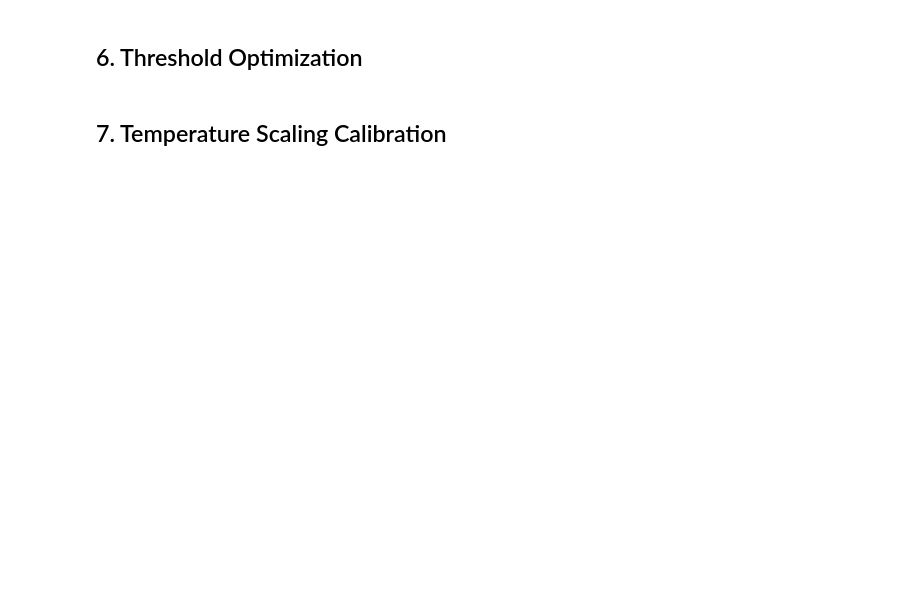
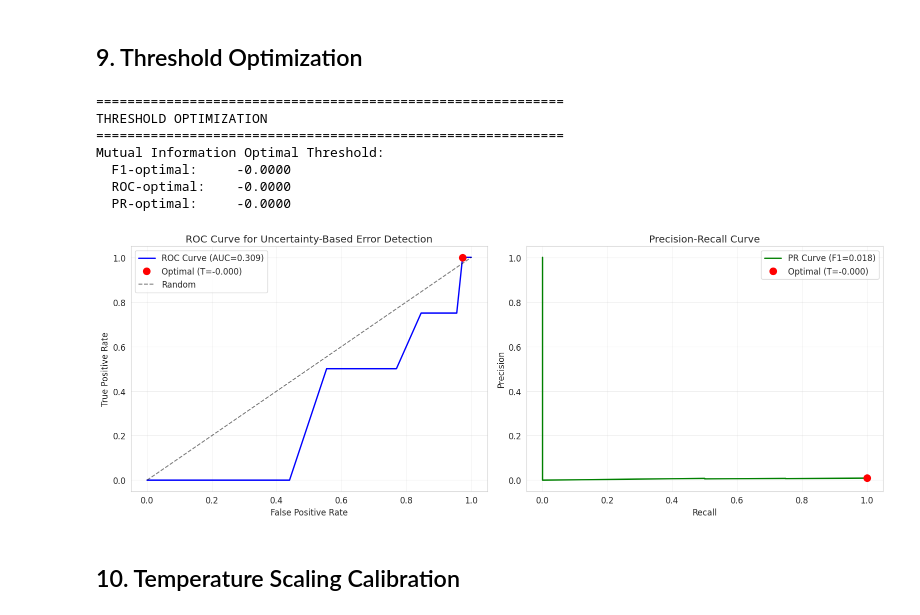
Before and after one commit to notlath/aill-be-sick, a Jupyter notebook: notebooks/uncertainty_analysis.ipynb, the cells around one changed output. Saved outputs shown, nothing was run; the diff lists cells and outputs as text; code cells hidden in the pictures; blank space fills up the shorter version.

```diff
--- a/notebooks/uncertainty_analysis.ipynb
+++ b/notebooks/uncertainty_analysis.ipynb
@@ -265,55 +666,67 @@ plt.show()
 # %% [markdown]
-## 6. Threshold Optimization
+## 9. Threshold Optimization
 # %%
 from sklearn.metrics import roc_curve, precision_recall_curve
 
 print("="*60)
 print("THRESHOLD OPTIMIZATION")
 print("="*60)
 
 # Optimize MI threshold
 mi_optimal = optimize_uncertainty_threshold(mi_values, eng_results["accuracies"], metric="f1")
 
-print(f"\nMutual Information Optimal Threshold:")
-print(f"  F1-optimal:     {mi_optimal['threshold']:.4f}")
-print(f"  ROC-optimal:    {mi_optimal['roc_optimal_threshold']:.4f}")
-print(f"  PR-optimal:     {mi_optimal['pr_optimal_threshold']:.4f}")
+print(f"Mutual Information Optimal Threshold:")
+f1_thresh = mi_optimal.get("threshold")
+roc_thresh = mi_optimal.get("roc_optimal_threshold")
+pr_thresh = mi_optimal.get("pr_optimal_threshold")
+print(f"  F1-optimal:     {f1_thresh:.4f}" if f1_thresh is not None else "  F1-optimal:     N/A (all predictions correct)")
+print(f"  ROC-optimal:    {roc_thresh:.4f}" if roc_thresh is not None else "  ROC-optimal:    N/A")
+print(f"  PR-optimal:     {pr_thresh:.4f}" if pr_thresh is not None else "  PR-optimal:     N/A")
 
 # Plot ROC curve
 fig, axes = plt.subplots(1, 2, figsize=(16, 6))
 
 # ROC Curve
 fpr, tpr, thresholds = roc_curve(eng_results["accuracies"] == 0, mi_values)
 youden_index = tpr - fpr
 optimal_idx = np.argmax(youden_index)
 
-axes[0].plot(fpr, tpr, 'b-', linewidth=2, label=f'ROC Curve (AUC={np.trapz(tpr, fpr):.3f})')
-axes[0].plot(fpr[optimal_idx], tpr[optimal_idx], 'ro', markersize=10,
-            label=f'Optimal (T={thresholds[optimal_idx]:.3f})')
-axes[0].plot([0, 1], [0, 1], 'k--', alpha=0.5, label='Random')
-axes[0].set_xlabel('False Positive Rate')
-axes[0].set_ylabel('True Positive Rate')
-axes[0].set_title('ROC Curve for Uncertainty-Based Error Detection')
+axes[0].plot(fpr, tpr, "b-", linewidth=2, label=f"ROC Curve (AUC={np.trapz(tpr, fpr):.3f})")
+axes[0].plot(fpr[optimal_idx], tpr[optimal_idx], "ro", markersize=10,
+            label=f"Optimal (T={thresholds[optimal_idx]:.3f})")
+axes[0].plot([0, 1], [0, 1], "k--", alpha=0.5, label="Random")
+axes[0].set_xlabel("False Positive Rate")
+axes[0].set_ylabel("True Positive Rate")
+axes[0].set_title("ROC Curve for Uncertainty-Based Error Detection")
 axes[0].legend()
 axes[0].grid(True, alpha=0.3)
 
 # Precision-Recall Curve
 precision, recall, pr_thresholds = precision_recall_curve(eng_results["accuracies"] == 0, mi_values)
 pr_scores = 2 * precision * recall / (precision + recall + 1e-10)
 optimal_pr_idx = np.argmax(pr_scores)
 
-axes[1].plot(recall, precision, 'g-', linewidth=2,
-            label=f'PR Curve (F1={pr_scores[optimal_pr_idx]:.3f})')
-axes[1].plot(recall[optimal_pr_idx], precision[optimal_pr_idx], 'ro', markersize=10,
-            label=f'Optimal (T={pr_thresholds[optimal_pr_idx]:.3f})')
-axes[1].set_xlabel('Recall')
-axes[1].set_ylabel('Precision')
-axes[1].set_title('Precision-Recall Curve')
+axes[1].plot(recall, precision, "g-", linewidth=2,
+            label=f"PR Curve (F1={pr_scores[optimal_pr_idx]:.3f})")
+axes[1].plot(recall[optimal_pr_idx], precision[optimal_pr_idx], "ro", markersize=10,
+            label=f"Optimal (T={pr_thresholds[optimal_pr_idx]:.3f})")
+axes[1].set_xlabel("Recall")
+axes[1].set_ylabel("Precision")
+axes[1].set_title("Precision-Recall Curve")
 axes[1].legend()
 axes[1].grid(True, alpha=0.3)
 
 plt.tight_layout()
 plt.show()
+# %% [output]
+============================================================
+THRESHOLD OPTIMIZATION
+============================================================
+Mutual Information Optimal Threshold:
+  F1-optimal:     -0.0000
+  ROC-optimal:    -0.0000
+  PR-optimal:     -0.0000
+[figure, added]
 # %% [markdown]
-## 7. Temperature Scaling Calibration
+## 10. Temperature Scaling Calibration
 # %%
```
Also changed, not shown: parts of 25 cells of this notebook.
